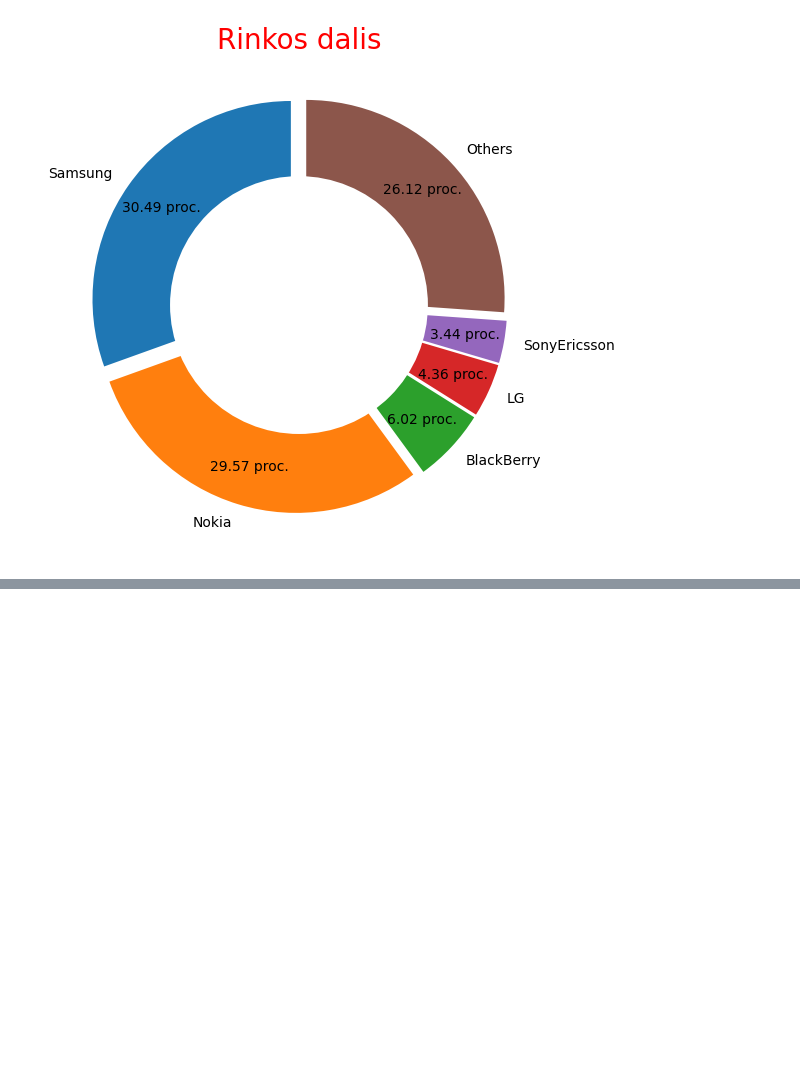
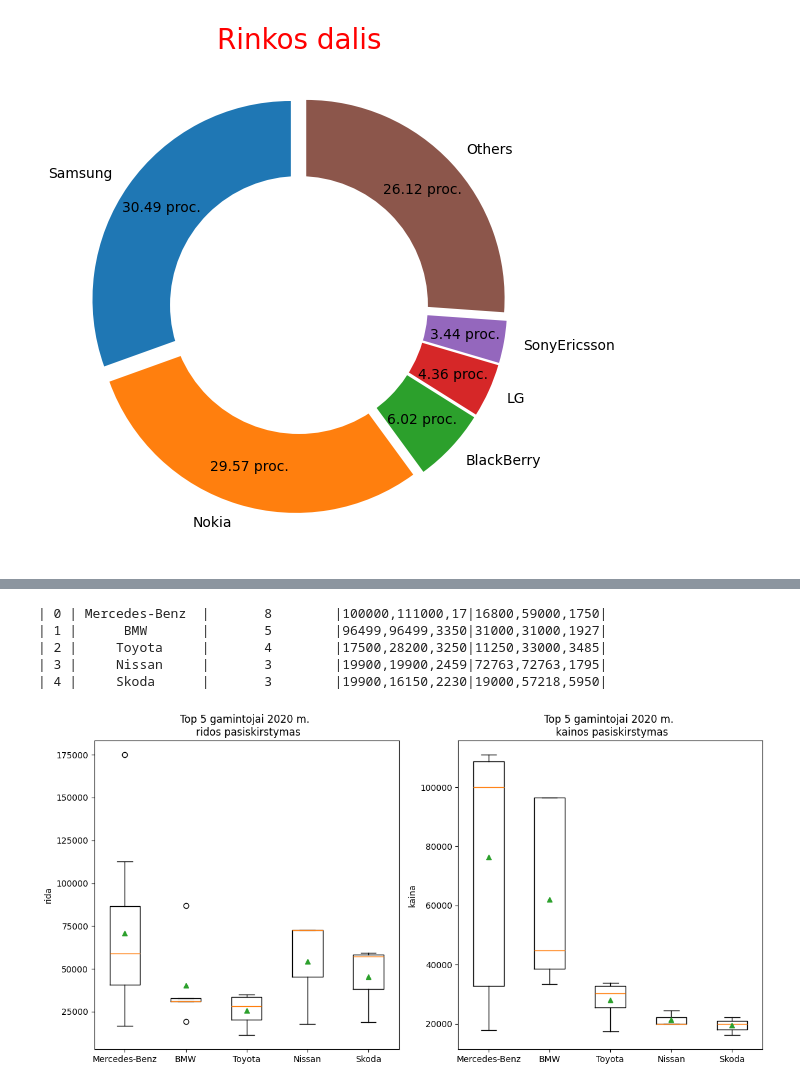
Before and after one commit to ISeeBugsEverywhere/DataScienceNotebooks, a Jupyter notebook: Studentai/Lukas/testas.ipynb, the cells around one changed output, grey strips where cells are left out. Drawn from its saved outputs; the diff is of its cells as text; code cells hidden in the pictures; blank space fills up the shorter version.

```diff
--- a/Studentai/Lukas/testas.ipynb
+++ b/Studentai/Lukas/testas.ipynb
@@ -98,0 +138,42 @@ plt.show()
+# %%
+#sql užklausos vykdymas per mysql/mariadb kursorių
+sql="""
+select gamintojas, count(*) as kiekis,
+group_concat(cast(replace(price, ' ', '') as float)) as kaina,
+group_concat(cast(replace(rida, ' ', '') as float)) as rid
+-- 2024-avg(cast(substring(pagaminimo_data, 1, 4) as float)) as amzius
+-- cast(substring(pagaminimo_data, 1, 4) as float) as pagaminta
+from autopliuslt
+where rida != 'Nenurodyta' and cast(substring(pagaminimo_data, 1, 4) as float) = 2020
+group by gamintojas
+order by kiekis desc
+limit 5;
+"""
+C.execute(sql)
+ans = C.fetchall()
+gamintojas, kiekis, kaina, ridos = list(map(list, zip(*ans)))
+#? = np.transpose(ans)
+pout(ans)
+# %% [output]
+| 0 | Mercedes-Benz  |       8        |100000,111000,17|16800,59000,1750|
+| 1 |      BMW       |       5        |96499,96499,3350|31000,31000,1927|
+| 2 |     Toyota     |       4        |17500,28200,3250|11250,33000,3485|
+| 3 |     Nissan     |       3        |19900,19900,2459|72763,72763,1795|
+| 4 |     Skoda      |       3        |19900,16150,2230|19000,57218,5950|
+# %%
+fig, (ax1, ax2) = plt.subplots(1,2, figsize=(12, 6))
+
+ax1.boxplot(convert_strarrs_to_floatarrs(ridos, ','), showmeans=True)
+ax1.set_xticklabels(gamintojas)
+ax1.set_ylabel('rida')
+ax1.set_title('Top 5 gamintojai 2020 m. \n ridos pasiskirstymas')
+
+ax2.boxplot(convert_strarrs_to_floatarrs(kaina, ','), showmeans=True)
+ax2.set_xticklabels(gamintojas)
+ax2.set_ylabel('kaina')
+ax2.set_title('Top 5 gamintojai 2020 m. \n kainos pasiskirstymas')
+
+plt.tight_layout()
+plt.show()
+# %% [output]
+[figure, added]
```
Also changed, not shown: parts of 3 cells of this notebook, 1 other file.
